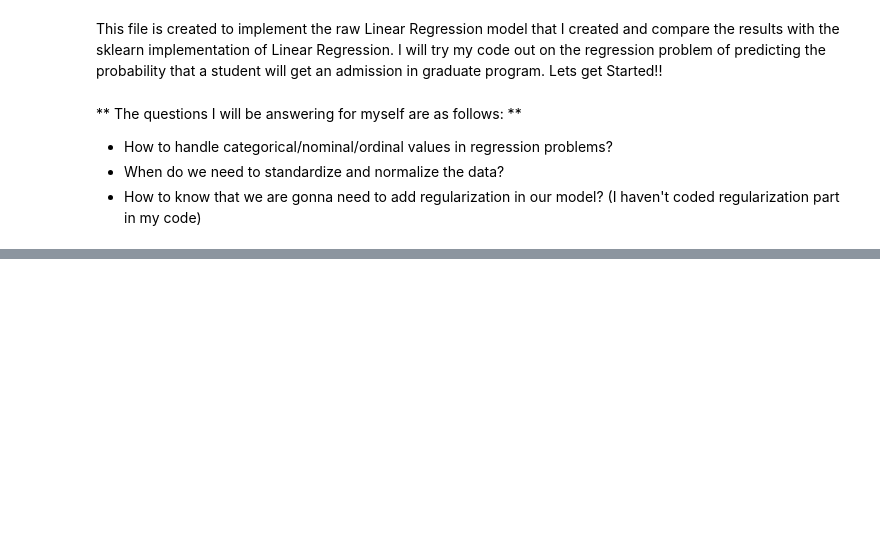
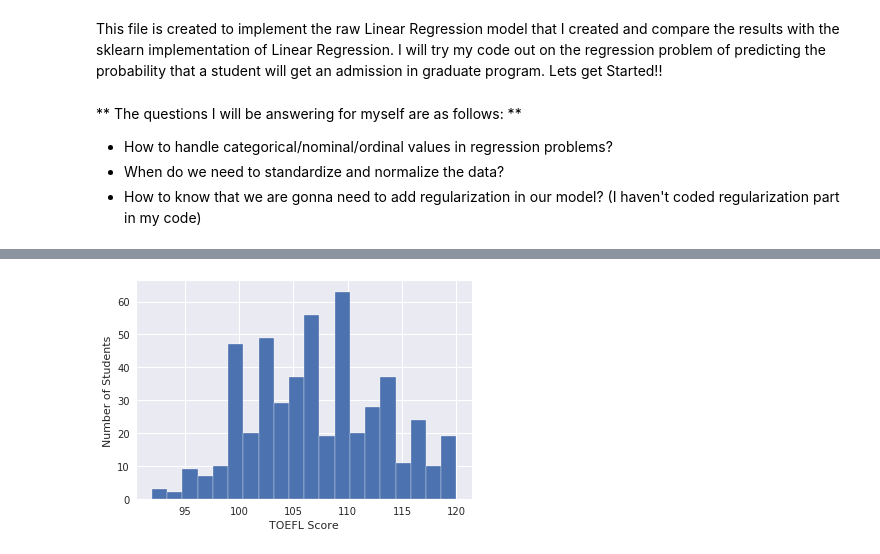
Before and after one commit to Shivanshu17/ML-From-Scratch, a Jupyter notebook: Linear_Regression/Graduate_Prediction.ipynb, the cells around one changed output, grey strips where cells are left out. Saved outputs shown, nothing was run; the diff lists cells and outputs as text; code cells hidden in the pictures; blank space fills up the shorter version.

```diff
--- a/Linear_Regression/Graduate_Prediction.ipynb
+++ b/Linear_Regression/Graduate_Prediction.ipynb
@@ -60,0 +59,7 @@ display(df.describe())
+# %%
+_ = plt.hist(df['TOEFL Score'], bins = 20, edgecolor = 'white')
+_ = plt.xlabel('TOEFL Score')
+_ = plt.ylabel("Number of Students")
+plt.show()
+# %% [output]
+[figure, added]
```
Also changed, not shown: parts of 29 cells of this notebook, 5 other files.
